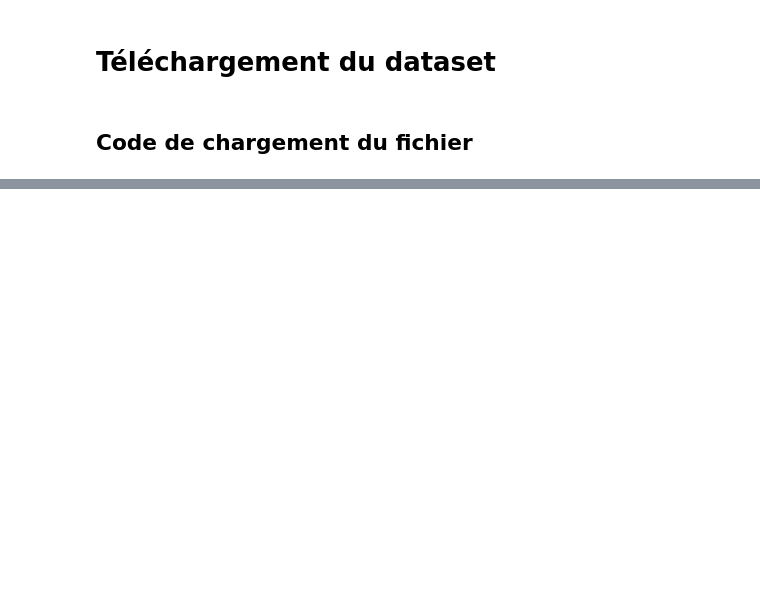
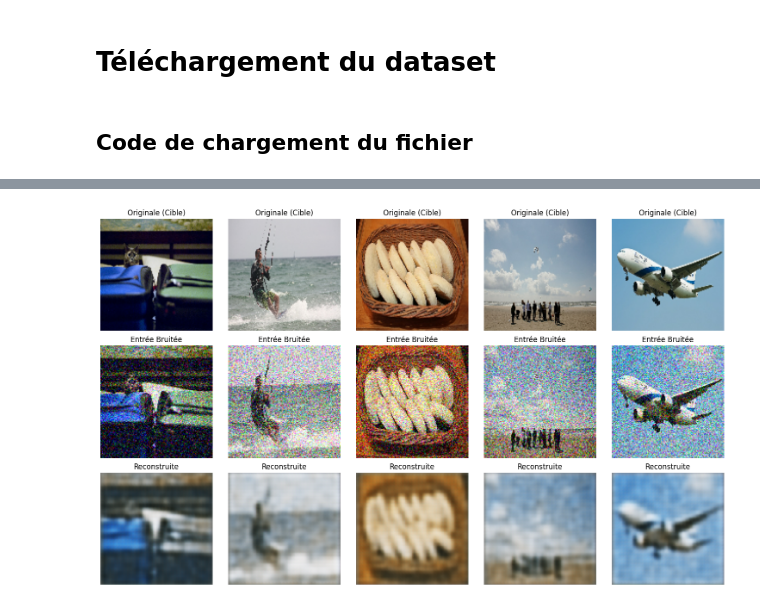
Before and after one commit to Byrong8at/Cnn-and-RNN, a Jupyter notebook: Livrable 2/Livrable2 copy.ipynb, the cells around one changed output, grey strips where cells are left out. Saved outputs shown, nothing was run; the diff lists cells and outputs as text; code cells hidden in the pictures; blank space fills up the shorter version.

```diff
--- a/Livrable 2/Livrable2 copy.ipynb
+++ b/Livrable 2/Livrable2 copy.ipynb
@@ -85,0 +201,13 @@ if step_unzip==True:
+# %%
+model.compile(
+    optimizer='adam',
+    loss=['mse','BinaryCrossentropy'] # Mean Squared Error (calcule l'écart pixel par pixel)
+)
+
+EPOCHS = 20
+
+history = model.fit(
+    train_set,
+    validation_data=test_set,
+    epochs=EPOCHS
+)
@@ -85,0 +232,46 @@ if step_unzip==True:
+# %%
+
+import matplotlib.pyplot as plt
+import tensorflow as tf
+
+# 1. Extraire un seul batch d'images du jeu de test
+# (Le dataset retourne le tuple (image_originale, image_originale), on prend juste le premier)
+images, _ = next(iter(test_set.take(1)))
+
+# 2. Générer les images bruitées pour la visualisation
+# On force training=True pour que le bruit s'applique, et on "clip" pour rester entre 0 et 1
+noise_layer = tf.keras.layers.GaussianNoise(0.2)
+noisy_images = noise_layer(images, training=True)
+noisy_images = tf.clip_by_value(noisy_images, 0., 1.)
+
+# 3. Demander au modèle de reconstruire (nettoyer) les images
+# La couche de bruit interne du modèle est inactive ici,
+# donc le réseau reçoit nos noisy_images et tente directement de les débruiter.
+reconstructed_images = model.predict(noisy_images)
+
+# 4. Affichage côte à côte
+n = 5  # Nombre d'images à comparer
+plt.figure(figsize=(15, 9))
+
+for i in range(n):
+    # Ligne 1 : Images Originales
+    plt.subplot(3, n, i + 1)
+    plt.imshow(images[i])
+    plt.title("Originale (Cible)")
+    plt.axis("off")
+
+    # Ligne 2 : Images Bruitées
+    plt.subplot(3, n, i + 1 + n)
+    plt.imshow(noisy_images[i])
+    plt.title("Entrée Bruitée")
+    plt.axis("off")
+
+    # Ligne 3 : Images Reconstruites (Débruitées)
+    plt.subplot(3, n, i + 1 + 2*n)
+    plt.imshow(reconstructed_images[i])
+    plt.title("Reconstruite")
+    plt.axis("off")
+
+plt.tight_layout()
+plt.show()
+# %% [output]
@@ -85,0 +279 @@ if step_unzip==True:
+[figure, added]
```
Also changed, not shown: parts of 7 cells of this notebook.
